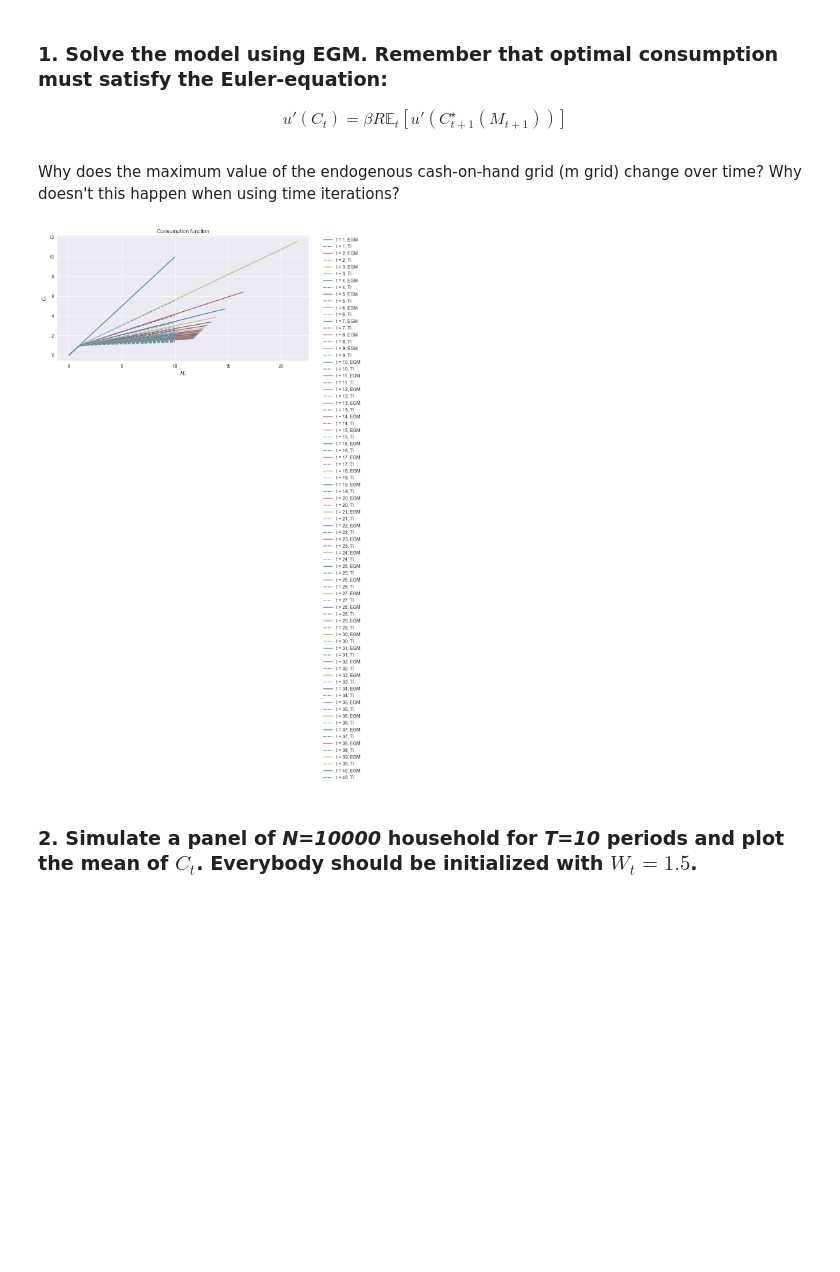
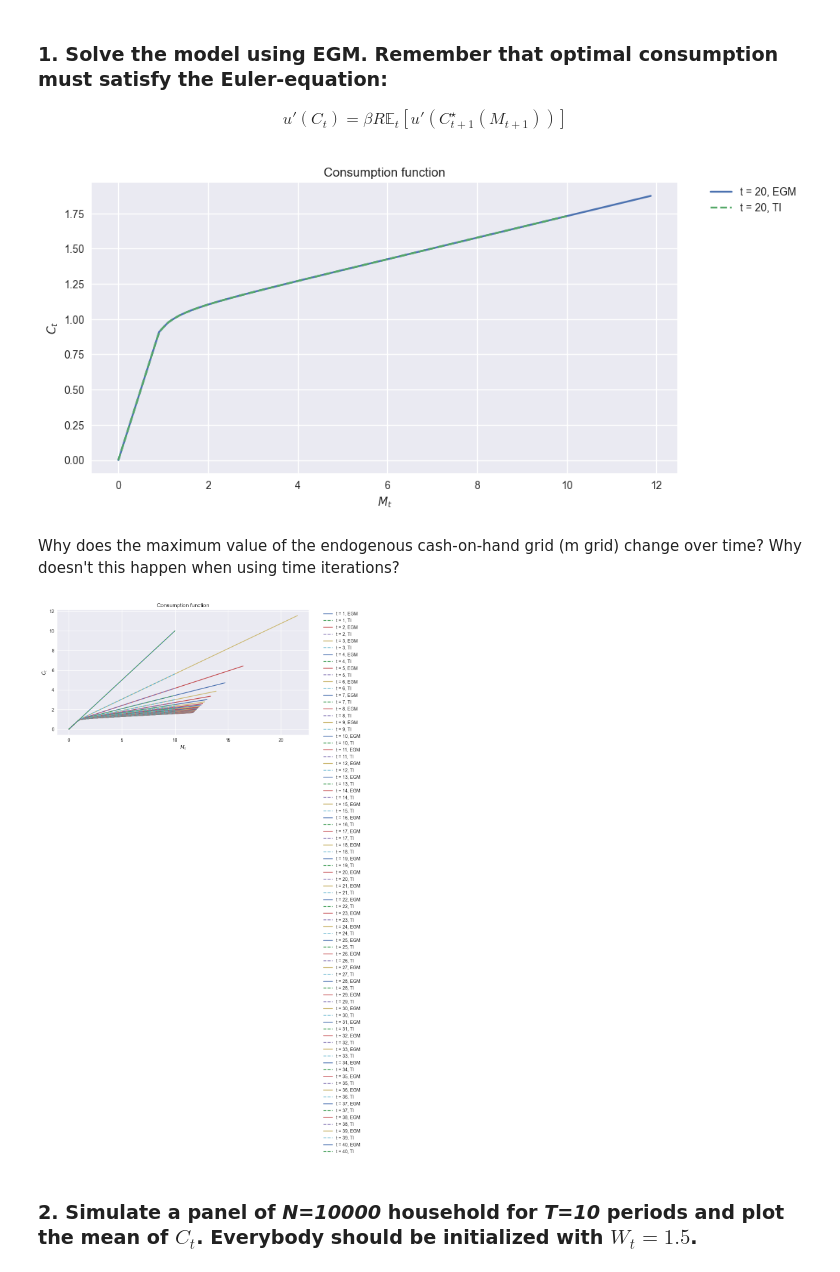
Before and after one commit to NTmelchiorsen/Urban-winner, a Jupyter notebook: 02_EGM.ipynb, the cells around one changed output. Cells and saved outputs as stored; diff of their text form; code cells hidden in the pictures; blank space fills up the shorter version.

```diff
--- a/02_EGM.ipynb
+++ b/02_EGM.ipynb
@@ -49,6 +49,21 @@ par_TI = ex1.setup()
 
 # Solve
 sol_TI = ex1.solve_ti(par_TI)
+# %%
+# Print consumption function
+fig = plt.figure(figsize=(10,5))# figsize is in inches...
+
+ax = fig.add_subplot(1,1,1)
+t = 19
+ax.plot(sol_EGM.M[:,t],sol_EGM.C[:,t],  label=f"t = {t + 1}, EGM",  linestyle='-')
+ax.plot(par_TI.grid_M,sol_TI.C[:,t],    label=f"t = {t + 1}, TI",   linestyle='--')
+ax.set_xlabel(f"$M_t$")
+ax.set_ylabel(f"$C_t$")
+ax.set_title(f'Consumption function')
+ax.legend(bbox_to_anchor=(1.05, 1), loc='upper left', borderaxespad=0.)
+plt.show()
+# %% [output]
+[figure, added]
 # %% [markdown]
 Why does the maximum value of the endogenous cash-on-hand grid (m grid) change over time? Why doesn't this happen when using time iterations?
 # %%
@@ -64,7 +79,7 @@ ax.set_title(f'Consumption function')
 ax.legend(bbox_to_anchor=(1.05, 1), loc='upper left', borderaxespad=0.)
 plt.show()
 # %% [output]
-[figure, old version]
+[figure, new version]
 # %% [markdown]
 ### 2. Simulate a panel of *N=10000* household for *T=10* periods and plot the mean of $C_t$. Everybody should be initialized with $W_t = 1.5$.
 # %%
```
Also changed, not shown: parts of 1 cell of this notebook, 2 other files.
